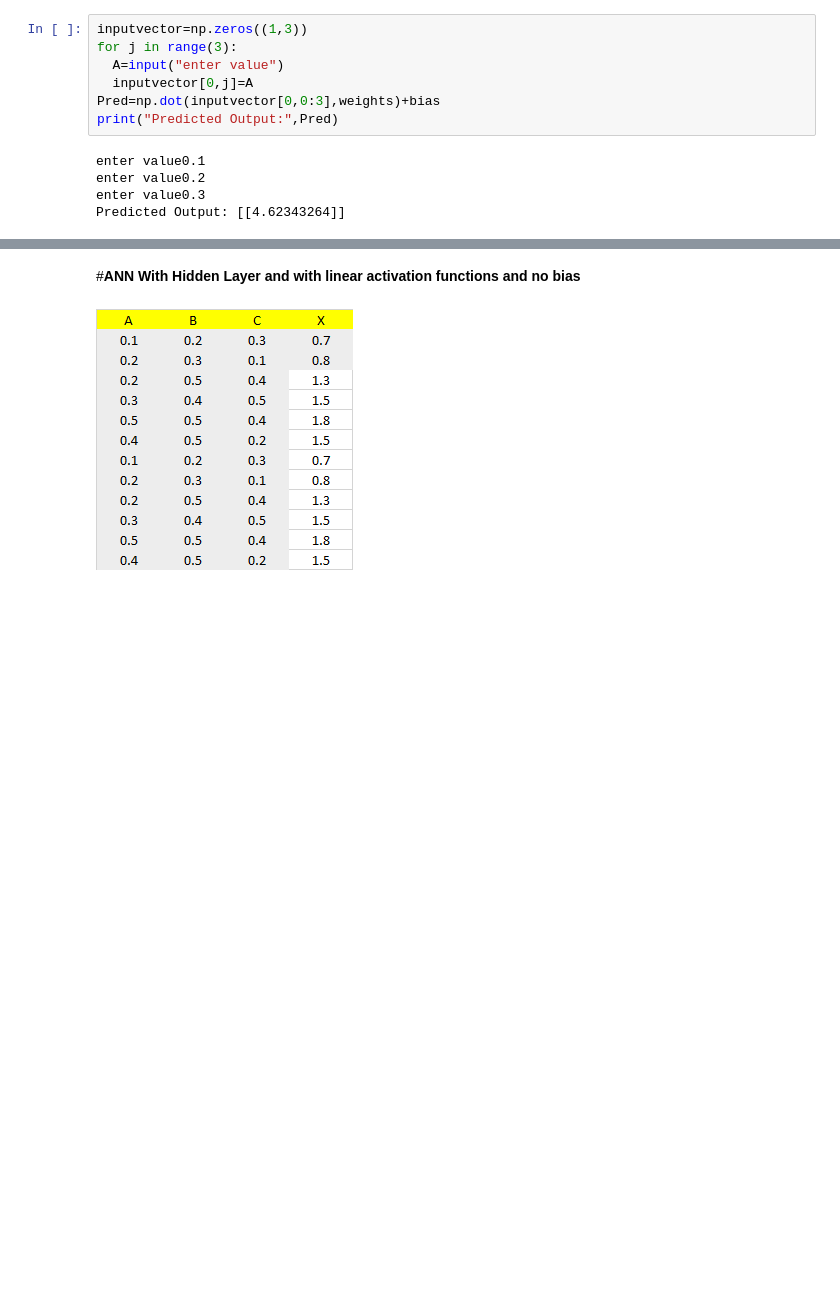
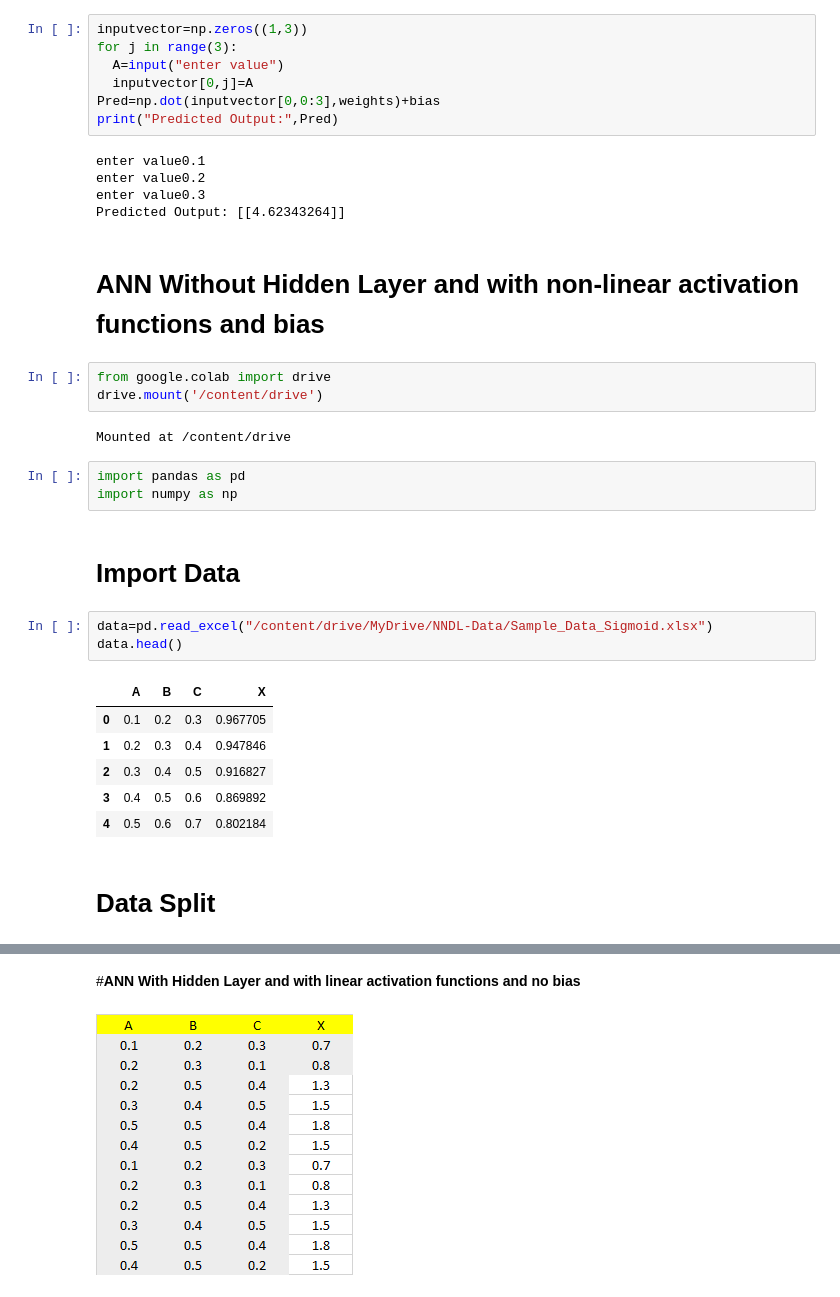
Before and after one commit to vvrgit/ANNWorkshop, a Jupyter notebook: LAB01_Artificial_Neural_Networks_Dr_Venkataramana_Veeramsetty.ipynb, the cells around one changed output, grey strips where cells are left out. Cells and saved outputs as stored; diff of their text form; blank space fills up the shorter version.

```diff
--- a/LAB01_Artificial_Neural_Networks_Dr_Venkataramana_Veeramsetty.ipynb
+++ b/LAB01_Artificial_Neural_Networks_Dr_Venkataramana_Veeramsetty.ipynb
@@ -223,3 +223,27 @@ enter value0.1
 enter value0.2
 enter value0.3
 Predicted Output: [[4.62343264]]
+# %% [markdown]
+# **ANN Without Hidden Layer and with non-linear activation functions and bias**
+# %%
+from google.colab import drive
+drive.mount('/content/drive')
+# %% [output]
+Mounted at /content/drive
+# %%
+import pandas as pd
+import numpy as np
+# %% [markdown]
+# **Import Data**
+# %%
+data=pd.read_excel("/content/drive/MyDrive/NNDL-Data/Sample_Data_Sigmoid.xlsx")
+data.head()
+# %% [output]
+|  | A | B | C | X |
+| 0 | 0.1 | 0.2 | 0.3 | 0.967705 |
+| 1 | 0.2 | 0.3 | 0.4 | 0.947846 |
+| 2 | 0.3 | 0.4 | 0.5 | 0.916827 |
+| 3 | 0.4 | 0.5 | 0.6 | 0.869892 |
+| 4 | 0.5 | 0.6 | 0.7 | 0.802184 |
+# %% [markdown]
+# **Data Split**
```
Also changed, not shown: parts of 15 cells of this notebook.
